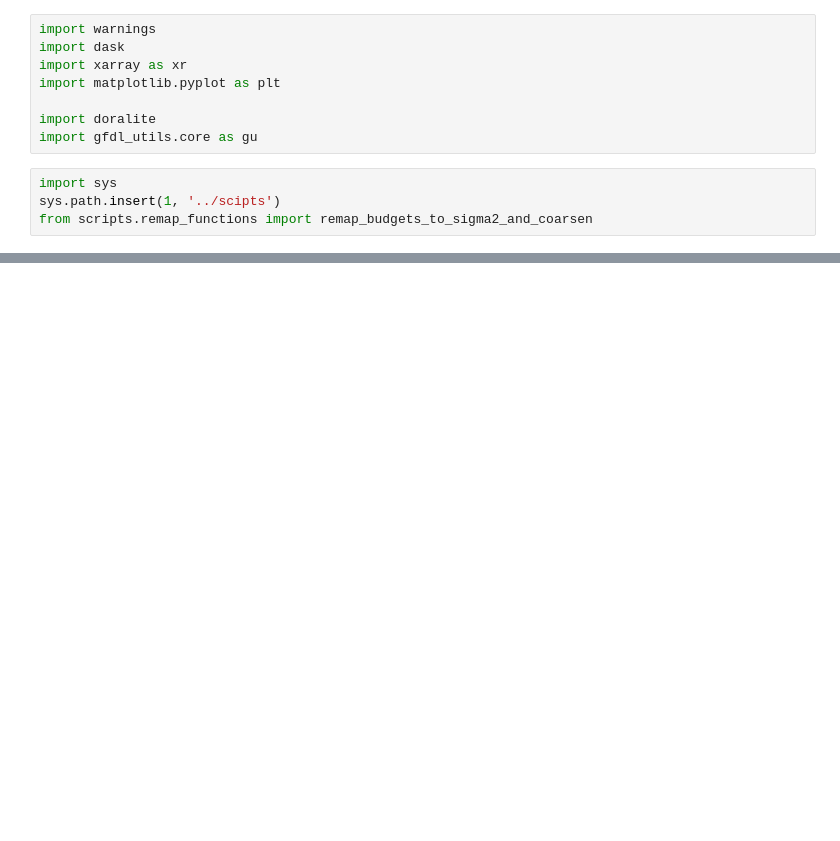
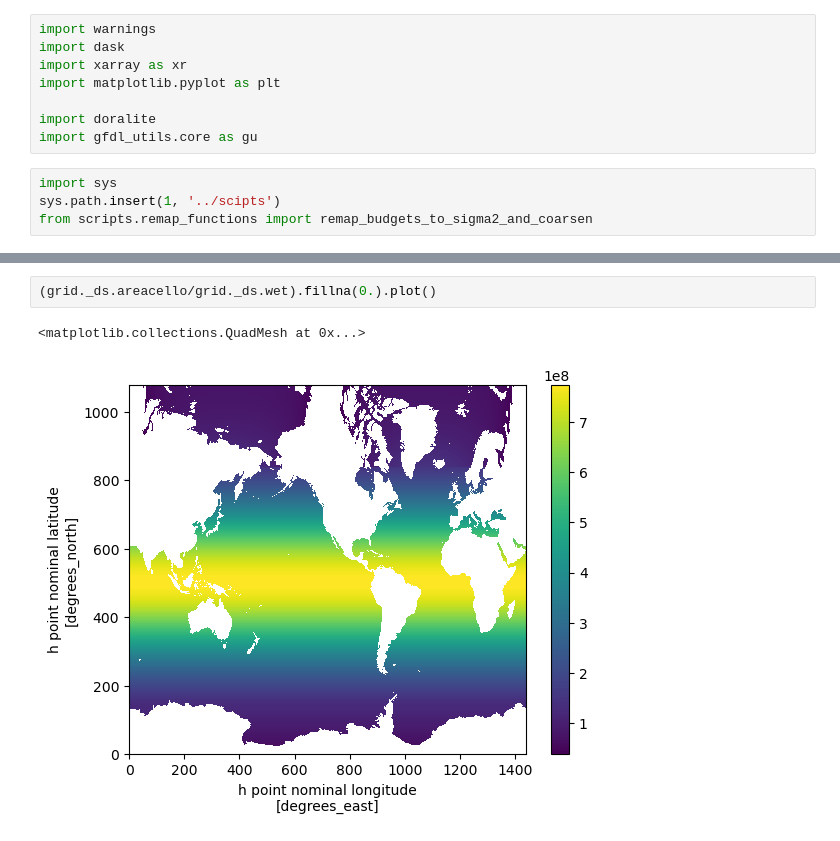
Before and after one commit to hdrake/CM4Xutils, a Jupyter notebook: examples/coarsen_budget_diags.ipynb, the cells around one changed output, grey strips where cells are left out. Drawn from its saved outputs; the diff is of its cells as text; blank space fills up the shorter version.

```diff
--- a/examples/coarsen_budget_diags.ipynb
+++ b/examples/coarsen_budget_diags.ipynb
@@ -56,0 +56,5 @@ Coordinates: (12/30)
+# %%
+(grid._ds.areacello/grid._ds.wet).fillna(0.).plot()
+# %% [output]
+<matplotlib.collections.QuadMesh at 0x...>
+[figure, added]
```
Also changed, not shown: parts of 19 cells of this notebook, 6 other files.
